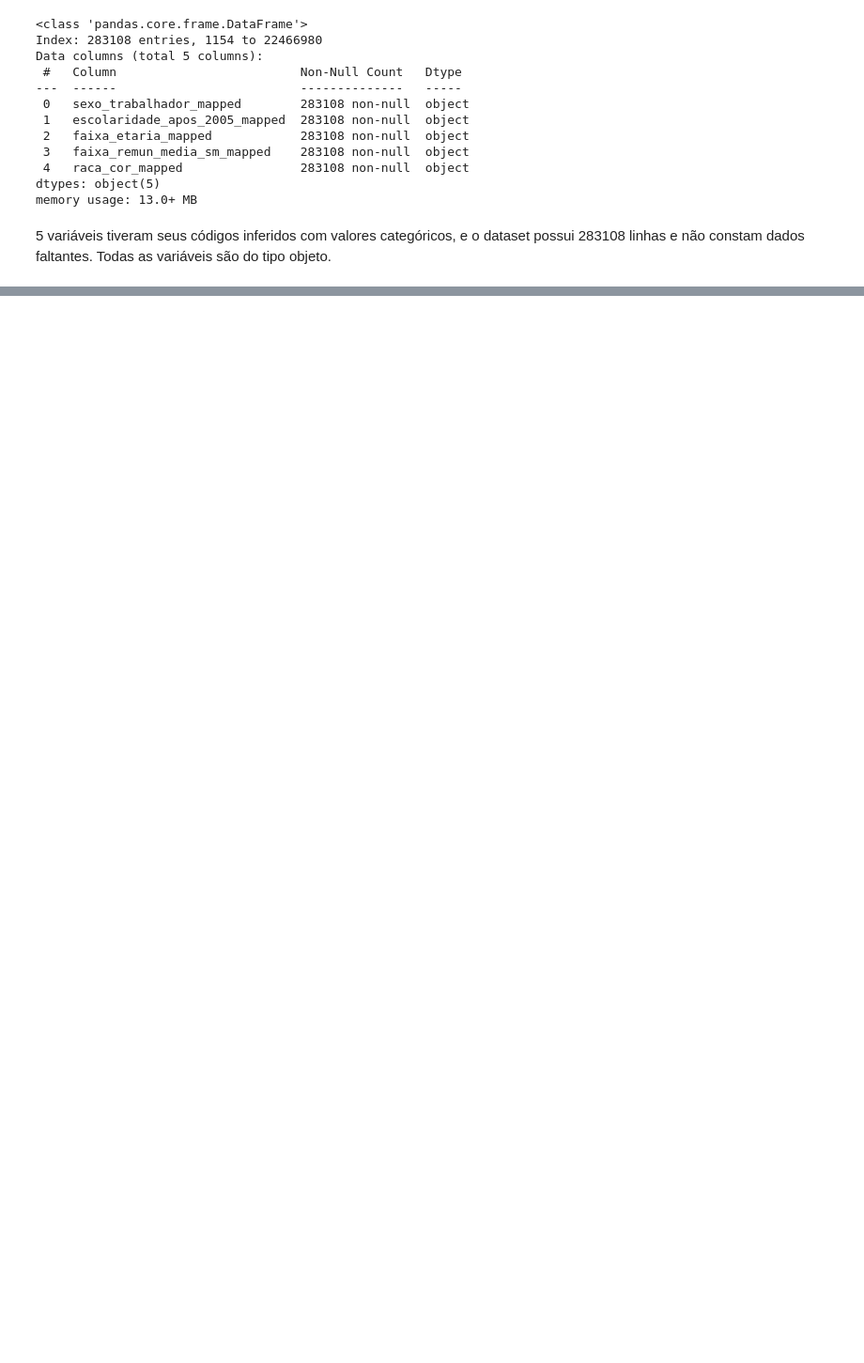
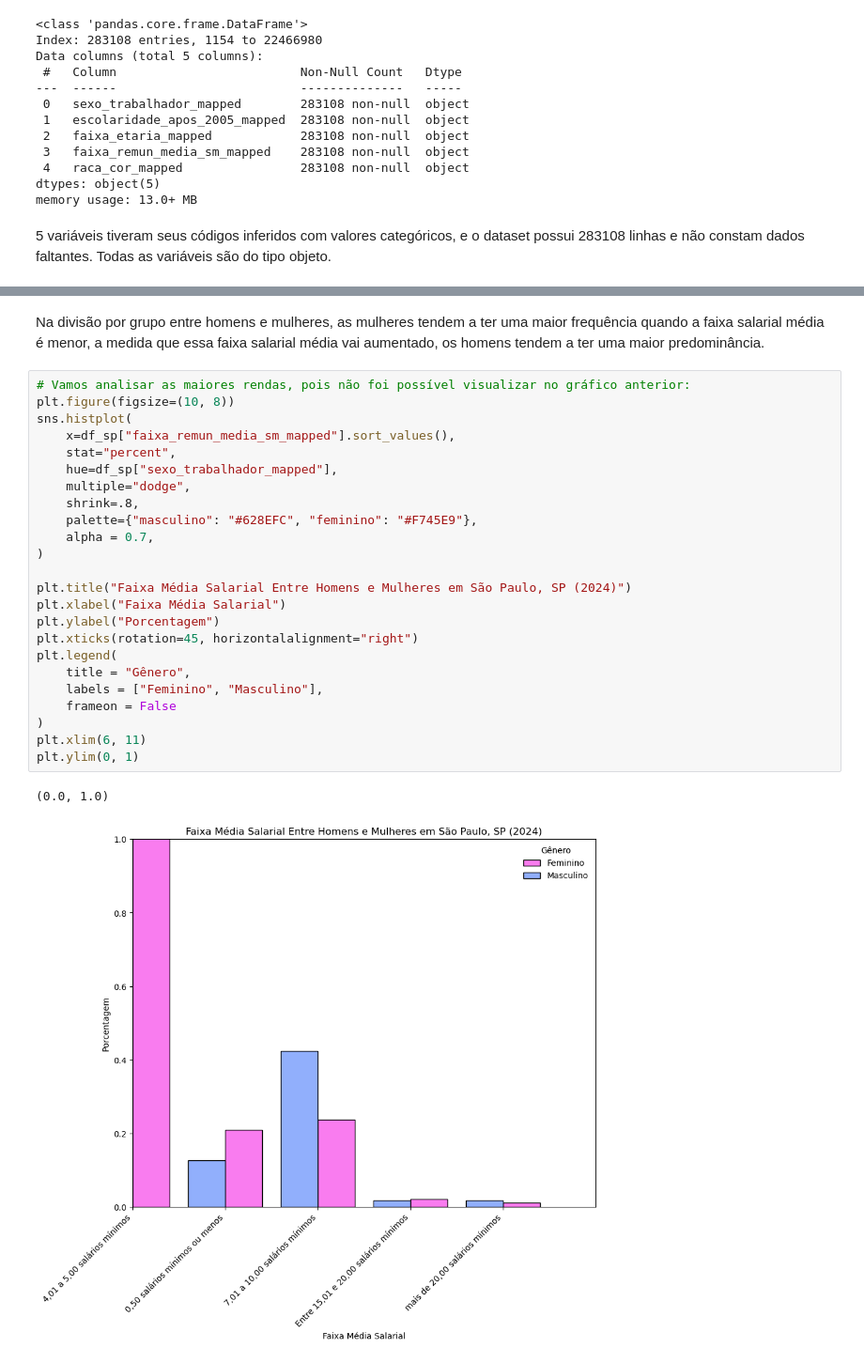
Before and after one commit to maridiniz/EDA-dados-rais, a Jupyter notebook: notebook/exploratory_data_analysis_rais.ipynb, the cells around one changed output, grey strips where cells are left out. Shown: that part at 94% size. Cells and saved outputs as stored; diff of their text form; blank space fills up the shorter version.

```diff
--- a/notebook/exploratory_data_analysis_rais.ipynb
+++ b/notebook/exploratory_data_analysis_rais.ipynb
@@ -334,0 +338,31 @@ plt.xticks(rotation=45)
+# %% [markdown]
+Na divisão por grupo entre homens e mulheres, as mulheres tendem a ter uma maior
+frequência quando a faixa salarial média é menor, a medida que essa faixa salarial
+média vai aumentado, os homens tendem a ter uma maior predominância.
+# %%
+# Vamos analisar as maiores rendas, pois não foi possível visualizar no gráfico anterior:
+plt.figure(figsize=(10, 8))
+sns.histplot(
+    x=df_sp["faixa_remun_media_sm_mapped"].sort_values(),
+    stat="percent",
+    hue=df_sp["sexo_trabalhador_mapped"],
+    multiple="dodge",
+    shrink=.8,
+    palette={"masculino": "#628EFC", "feminino": "#F745E9"},
+    alpha = 0.7,
+)
+
+plt.title("Faixa Média Salarial Entre Homens e Mulheres em São Paulo, SP (2024)")
+plt.xlabel("Faixa Média Salarial")
+plt.ylabel("Porcentagem")
+plt.xticks(rotation=45, horizontalalignment="right")
+plt.legend(
+    title = "Gênero",
+    labels = ["Feminino", "Masculino"],
+    frameon = False
+)
+plt.xlim(6, 11)
+plt.ylim(0, 1)
+# %% [output]
+(0.0, 1.0)
+[figure, added]
```
Also changed, not shown: parts of 17 cells of this notebook.
